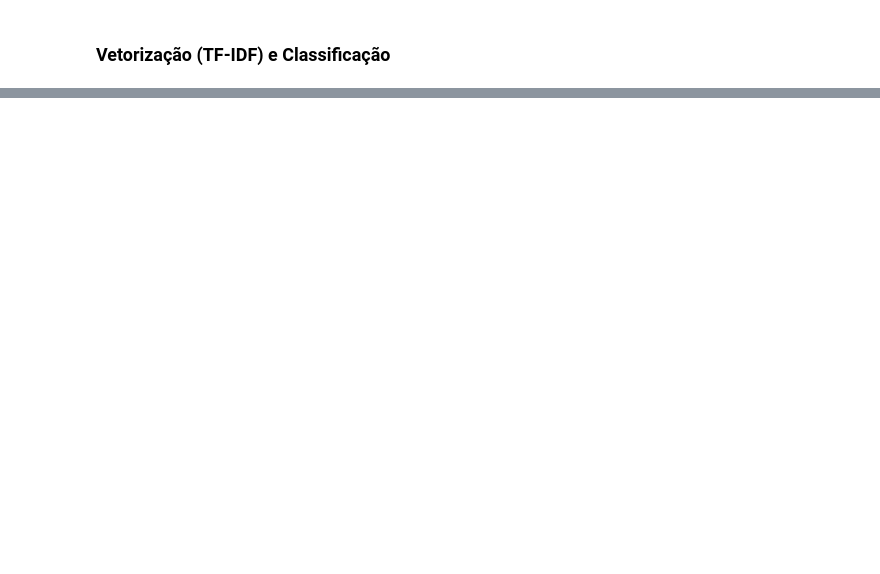
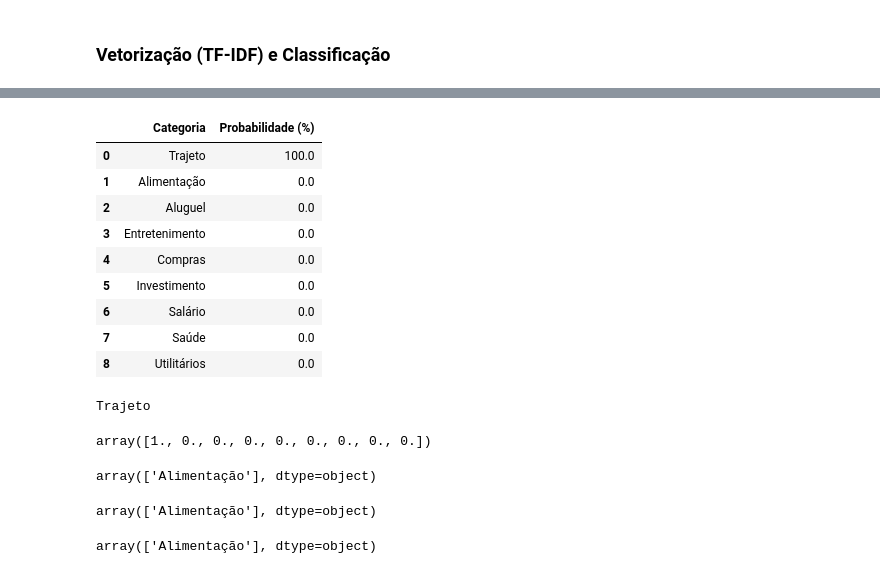
Before and after one commit to No-Country-simulation/smart-finance-ai-g9-team-11, a Jupyter notebook: ml/notebooks/01_eda_transactions_vitor.ipynb, the cells around one changed output, grey strips where cells are left out. Cells and saved outputs as stored; diff of their text form; code cells hidden in the pictures; blank space fills up the shorter version.

```diff
--- a/ml/notebooks/01_eda_transactions_vitor.ipynb
+++ b/ml/notebooks/01_eda_transactions_vitor.ipynb
@@ -131,11 +158,21 @@ Name: Data, Length: 1500, dtype: str
+# %%
+def injetar_padrao_real(row):
+    cat = row['Category']
+    if cat in palavras_reais:
+        termo = np.random.choice(palavras_reais[cat])
+        return termo
+    return row['Transaction Description']
+
+df['Transaction Description'] = df.apply(injetar_padrao_real, axis=1)
 # %% [markdown]
 ### Limpeza de Texto (REGEX)
 # %%
 def limpar_texto(texto):
     texto = texto.lower()
+    texto = unicodedata.normalize('NFKD', texto).encode('ASCII', 'ignore').decode('utf-8')
     texto = re.sub(r'[^\w\s]', '', texto)
     texto = texto.strip()
     return texto
 
-df['Descricao'] = df['Descricao'].apply(limpar_texto)
+df['Transaction Description'] = df['Transaction Description'].apply(limpar_texto)
 # %%
@@ -161,0 +203,13 @@ pipeline
+# %%
+X_train, X_test, y_train, y_test = train_test_split(df['Transaction Description'], df['Category'], test_size=0.2, random_state=2)
+# %%
+pipeline_nlp2 = Pipeline([
+    ('vetorizador', TfidfVectorizer(
+        analyzer='word',
+        ngram_range=(1, 2),
+        sublinear_tf=True
+    )),
+    ('classificador', RandomForestClassifier(class_weight='balanced',random_state=42))
+])
+
+pipeline_nlp2.fit(X_train, y_train)
@@ -161,0 +255,41 @@ pipeline
+# %%
+probs = pipeline_nlp2.predict_proba(["Uber"])[0]
+categorias = pipeline_nlp2.classes_
+
+df_probs = pd.DataFrame({
+    'Categoria': categorias,
+    'Probabilidade (%)': (probs * 100).round(2)
+}).sort_values(by='Probabilidade (%)', ascending=False).reset_index(drop=True)
+
+df_probs
+# %% [output]
+|  | Categoria | Probabilidade (%) |
+| 0 | Trajeto | 100.0 |
+| 1 | Alimentação | 0.0 |
+| 2 | Aluguel | 0.0 |
+| 3 | Entretenimento | 0.0 |
+| 4 | Compras | 0.0 |
+| 5 | Investimento | 0.0 |
+| 6 | Salário | 0.0 |
+| 7 | Saúde | 0.0 |
+| 8 | Utilitários | 0.0 |
+# %%
+print(predizer_categoria("Uber", pipeline_nlp2))
+# %% [output]
+Trajeto
+# %%
+pipeline_nlp2.predict_proba(["ifood sushi bar"])[0]
+# %% [output]
+array([1., 0., 0., 0., 0., 0., 0., 0., 0.])
+# %%
+pipeline_nlp2.predict(["ifood sushi bar"])
+# %% [output]
+array(['Alimentação'], dtype=object)
+# %%
+pipeline_nlp2.predict(["PIX 'José Carlos'"])
+# %% [output]
+array(['Alimentação'], dtype=object)
+# %%
+pipeline_nlp2.predict(["DROGASIL SP FARMÁCIA"])
+# %% [output]
+array(['Alimentação'], dtype=object)
```
Also changed, not shown: parts of 24 cells of this notebook, 2 other files.
